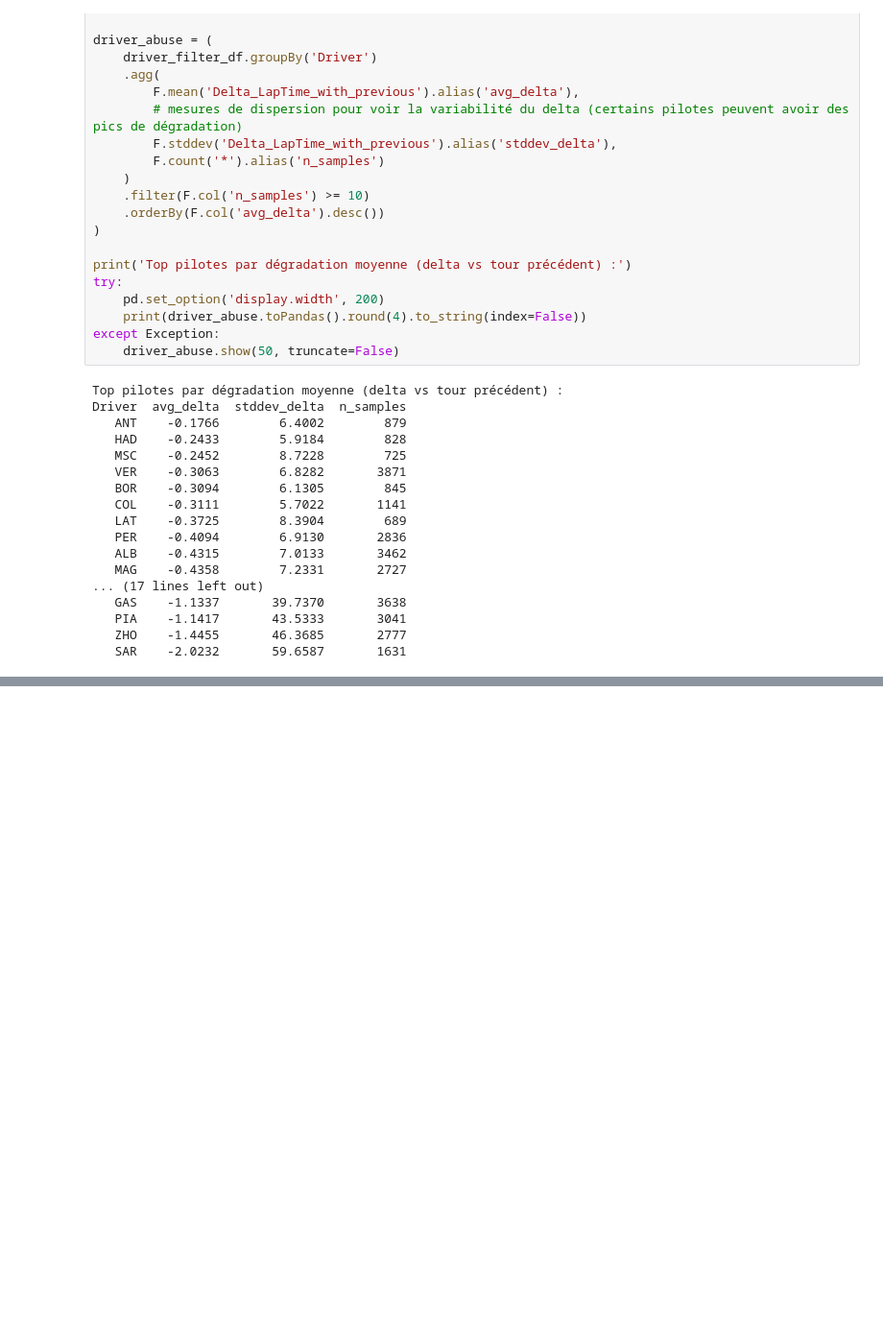
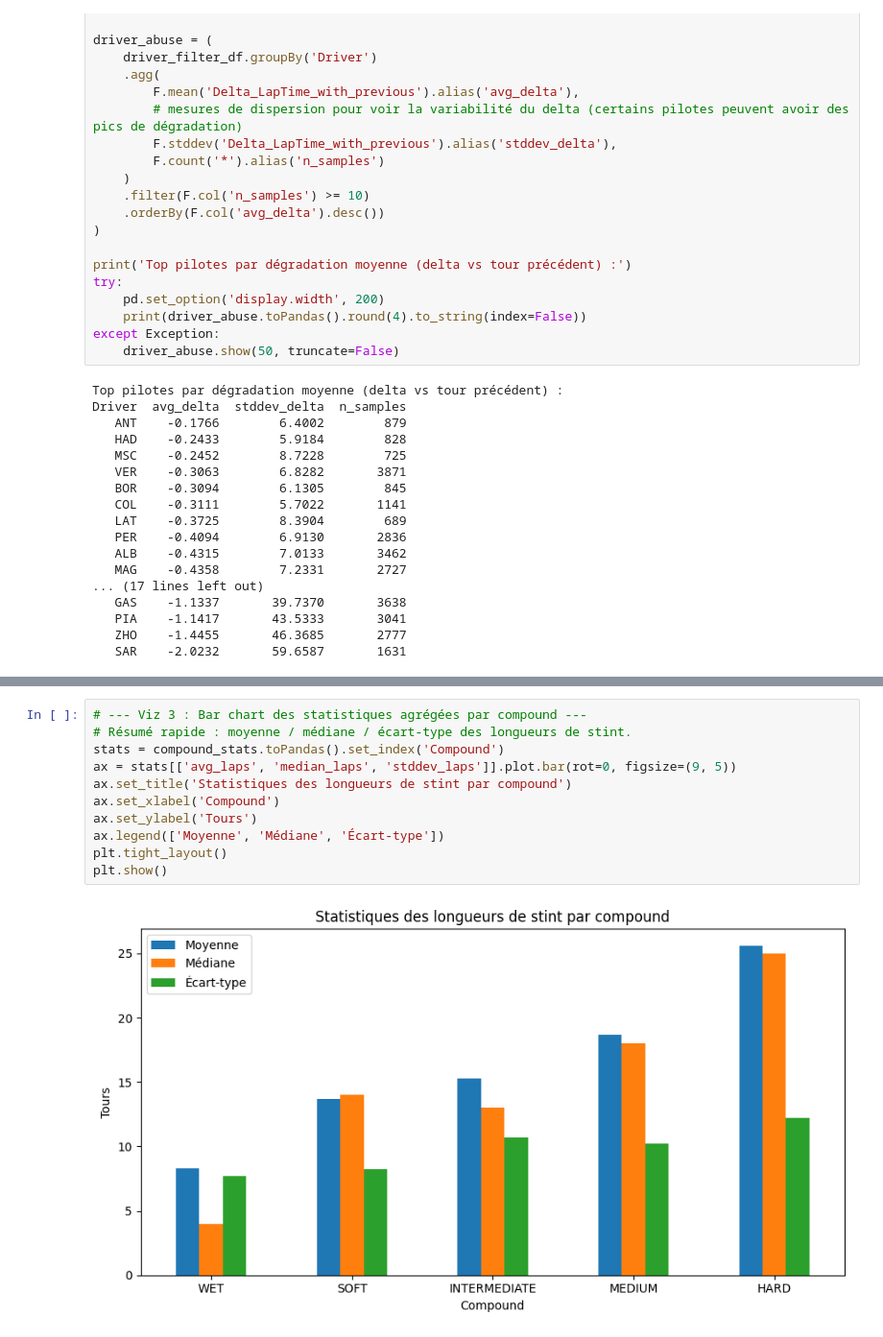
Before and after one commit to NOKIMIMO/snkk-distribue, a Jupyter notebook: spark_analysis.ipynb, the cells around one changed output, grey strips where cells are left out. Shown at 96% size. Saved outputs shown, nothing was run; the diff lists cells and outputs as text; blank space fills up the shorter version.

```diff
--- a/spark_analysis.ipynb
+++ b/spark_analysis.ipynb
@@ -334,0 +369,13 @@ Driver    HARD  INTERMEDIATE  MEDIUM    SOFT      WET
+# %%
+# --- Viz 3 : Bar chart des statistiques agrégées par compound ---
+# Résumé rapide : moyenne / médiane / écart-type des longueurs de stint.
+stats = compound_stats.toPandas().set_index('Compound')
+ax = stats[['avg_laps', 'median_laps', 'stddev_laps']].plot.bar(rot=0, figsize=(9, 5))
+ax.set_title('Statistiques des longueurs de stint par compound')
+ax.set_xlabel('Compound')
+ax.set_ylabel('Tours')
+ax.legend(['Moyenne', 'Médiane', 'Écart-type'])
+plt.tight_layout()
+plt.show()
+# %% [output]
+[figure, added]
```
Also changed, not shown: parts of 12 cells of this notebook.
